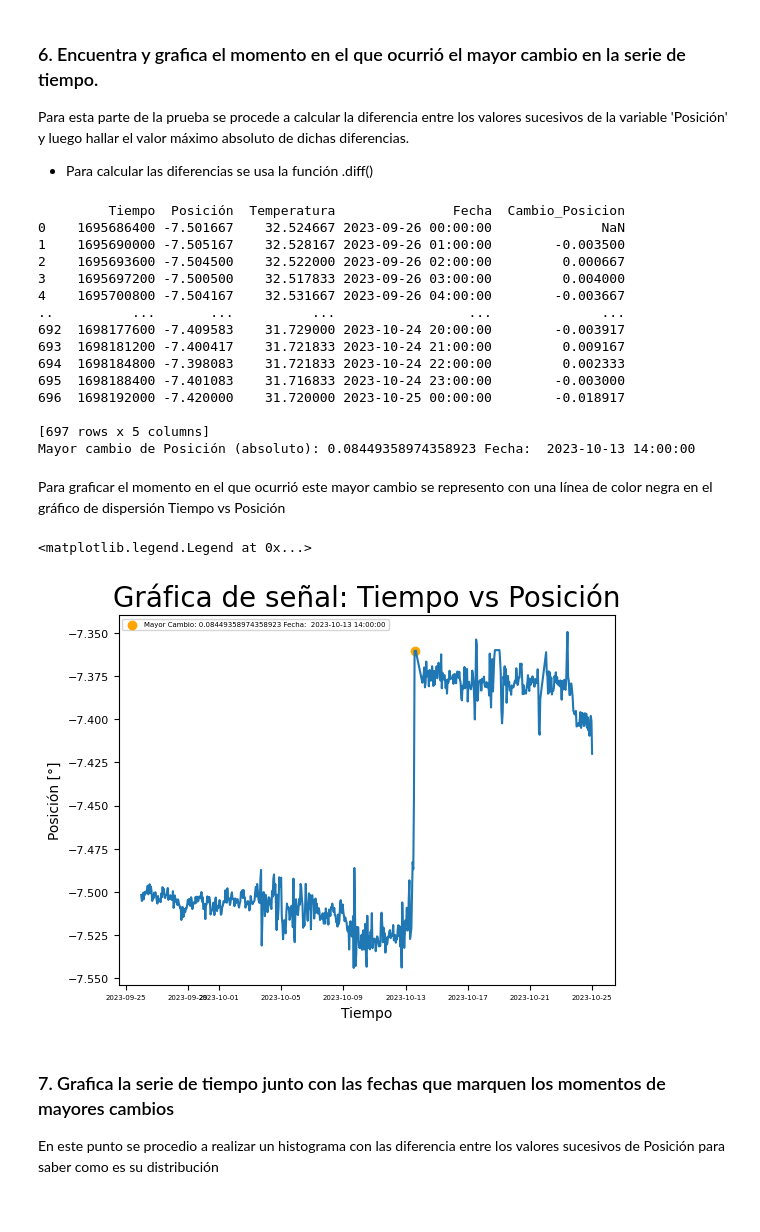
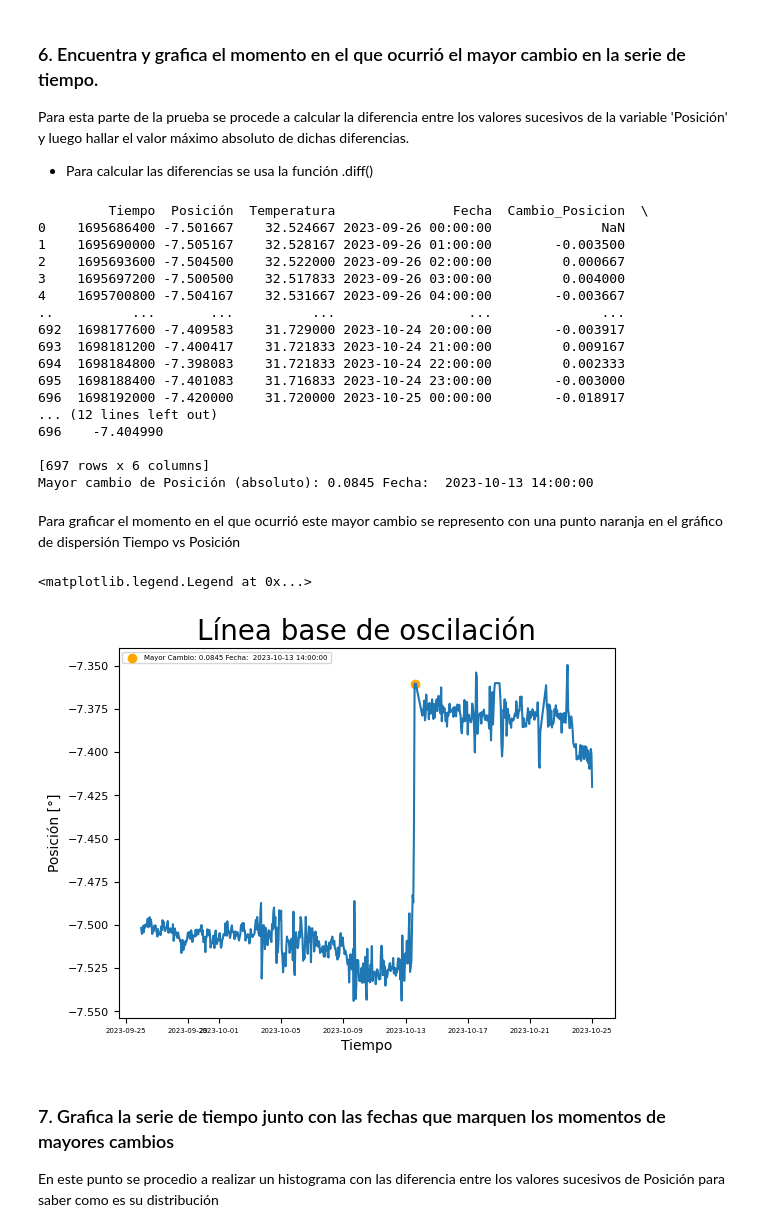
Before and after one commit to jdg16/solucion_giraldo_jupyter, a Jupyter notebook: prueba.ipynb, the cells around one changed output. Saved outputs shown, nothing was run; the diff lists cells and outputs as text; code cells hidden in the pictures.

```diff
--- a/prueba.ipynb
+++ b/prueba.ipynb
@@ -177,18 +196,20 @@ Para esta parte de la prueba se procede a calcular la diferencia entre los valor
 
 - Para calcular las diferencias se usa la función .diff()
 # %%
-# Calculo de diferencia entre los valores sucesivos de Posición (añade columna llamada Cambio_posicion)
-df_acelero["Cambio_Posicion"] = df_acelero["Posición"].diff()
+# Calculo de diferencia entre los valores sucesivos de Posición (se añade columna llamada Cambio_posicion)
+df_acelero["Cambio_Posicion"] = Posicion.diff()
 print(df_acelero)
 # Encontrar el mayor cambio absoluto y la fecha en la que ocurrió
-mayor_cambio = df_acelero["Cambio_Posicion"].abs().max()
+mayor_cambio = (
+    df_acelero["Cambio_Posicion"].abs().max().round(4)
+)  # Se halla el valor mas alto de las diferencias con valor absoluto el cual definira el mayor cambio
 idx_mayor_cambio = df_acelero["Cambio_Posicion"].abs().idxmax()
-fecha_mayor_cambio = df_acelero["Fecha"].loc[idx_mayor_cambio]
+fecha_mayor_cambio = Tiempo.loc[idx_mayor_cambio]
 print(
     f"Mayor cambio de Posición (absoluto): {mayor_cambio} Fecha:  {fecha_mayor_cambio}"
 )
 # %% [output]
-         Tiempo  Posición  Temperatura               Fecha  Cambio_Posicion
+         Tiempo  Posición  Temperatura               Fecha  Cambio_Posicion  \
 0    1695686400 -7.501667    32.524667 2023-09-26 00:00:00              NaN
 1    1695690000 -7.505167    32.528167 2023-09-26 01:00:00        -0.003500
 2    1695693600 -7.504500    32.522000 2023-09-26 02:00:00         0.000667
@@ -200,29 +221,36 @@ print(
 694  1698184800 -7.398083    31.721833 2023-10-24 22:00:00         0.002333
 695  1698188400 -7.401083    31.716833 2023-10-24 23:00:00        -0.003000
 696  1698192000 -7.420000    31.720000 2023-10-25 00:00:00        -0.018917
+... (12 lines left out)
+696    -7.404990
 
-[697 rows x 5 columns]
-Mayor cambio de Posición (absoluto): 0.08449358974358923 Fecha:  2023-10-13 14:00:00
+[697 rows x 6 columns]
+Mayor cambio de Posición (absoluto): 0.0845 Fecha:  2023-10-13 14:00:00
 # %% [markdown]
-Para graficar el momento en el que ocurrió este mayor cambio se represento con una línea de color negra en el gráfico de dispersión Tiempo vs Posición
+Para graficar el momento en el que ocurrió este mayor cambio se represento con una punto naranja en el gráfico de dispersión Tiempo vs Posición
 # %%
-plt.plot(df_acelero["Fecha"], df_acelero["Posición"])
-plt.title("Gráfica de señal: Tiempo vs Posición", fontsize=20)
-plt.xlabel("Tiempo")
-plt.ylabel("Posición [°]")
-plt.xticks(fontsize=5)
-plt.yticks(fontsize=8)
+plt.plot(
+    Tiempo,
+    Posicion,
+)  # Eje x "Tiempo", eje y "Posición"
+plt.title("Línea base de oscilación", fontsize=20)  # Asignación de titulo al gráfico
+plt.xlabel("Tiempo")  # Etiqueta del eje x
+plt.ylabel("Posición [°]")  # Etiqueta del eje y
+plt.xticks(fontsize=5)  # Tamaño de letra rangos en eje x
+plt.yticks(fontsize=8)  # Tamaño de letra rangos en eje y
 plt.scatter(
-    df_acelero["Fecha"].iloc[idx_mayor_cambio],
-    df_acelero["Posición"].iloc[idx_mayor_cambio],
+    fecha_mayor_cambio,  # Coordenada en x representa la fecha en la que se produce el mayor cambio
+    Posicion.iloc[
+        idx_mayor_cambio
+    ],  # Coordenada en y representa la posición en la que se produce el mayor cambio
     color="orange",
     label=f"Mayor Cambio: {mayor_cambio} Fecha:  {fecha_mayor_cambio}",
     marker="o",
 )
 plt.legend(loc="upper left", fontsize=5)
 # %% [output]
 <matplotlib.legend.Legend at 0x...>
-[figure, old version]
+[figure, new version]
 # %% [markdown]
 ### 7. Grafica la serie de tiempo junto con las fechas que marquen los momentos de mayores cambios
 
```
Also changed, not shown: parts of 36 cells of this notebook.
